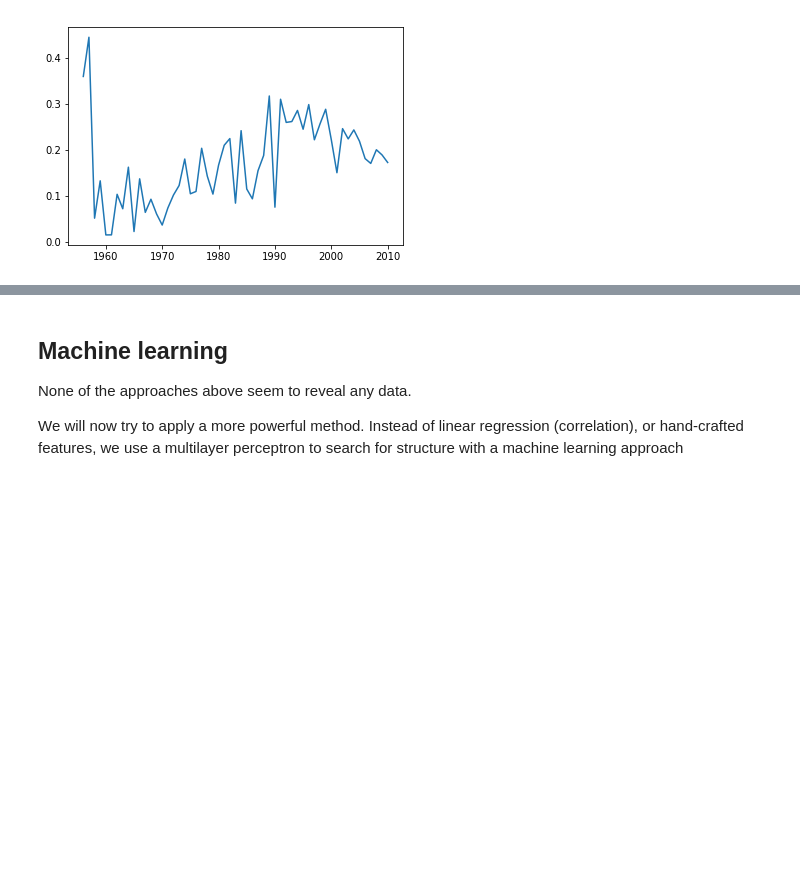
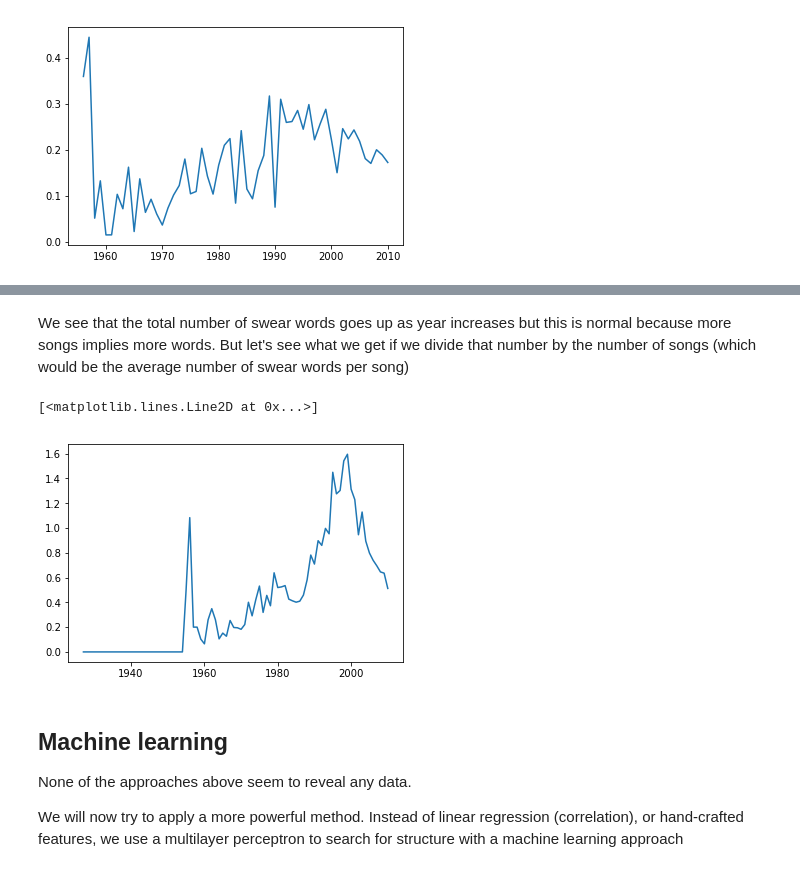
Before and after one commit to Victor-Palacios/epfl_ada, a Jupyter notebook: Project/main_lars.ipynb, the cells around one changed output, grey strips where cells are left out. Saved outputs shown, nothing was run; the diff lists cells and outputs as text; code cells hidden in the pictures; blank space fills up the shorter version.

```diff
--- a/Project/main_lars.ipynb
+++ b/Project/main_lars.ipynb
@@ -394,3 +411,10 @@ plt.plot(ratio)
+# %% [markdown]
+We see that the total number of swear words goes up as year increases but this is normal because more songs implies more words. But let's see what we get if we divide that number by the number of songs (which would be the average number of swear words per song)
+# %%
+plt.plot(songs[["year", "abs_offensiveness"]].query("year > 0").groupby(by="year").apply(lambda frame: frame["abs_offensiveness"].sum() / frame.shape[0]))
+# %% [output]
+[<matplotlib.lines.Line2D at 0x...>]
+[figure, added]
 # %% [markdown]
 ## Machine learning
 
```
Also changed, not shown: parts of 15 cells of this notebook.
